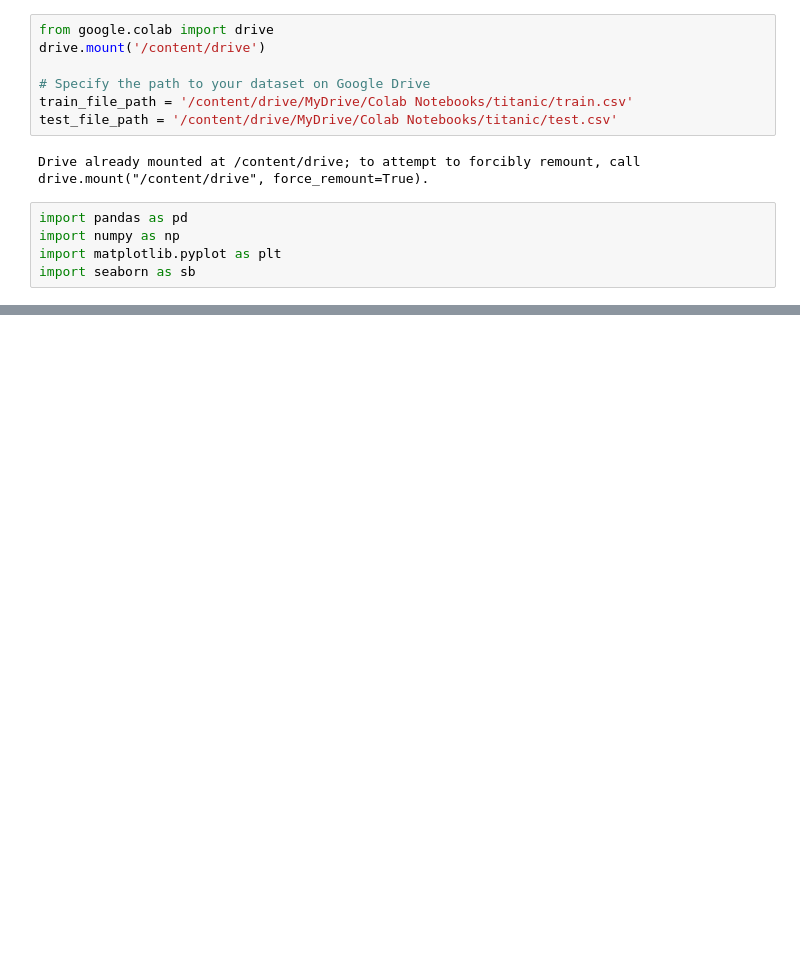
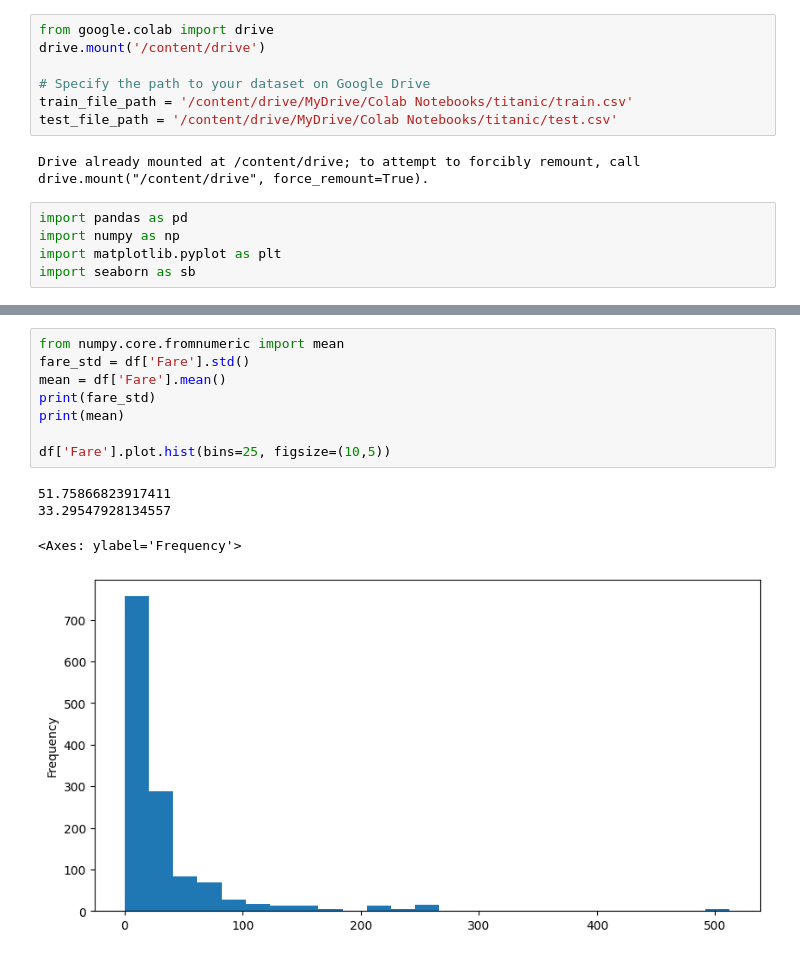
Before and after one commit to venkatesh010196/classification_titanicdata, a Jupyter notebook: classification.ipynb, the cells around one changed output, grey strips where cells are left out. Cells and saved outputs as stored; diff of their text form; blank space fills up the shorter version.

```diff
--- a/classification.ipynb
+++ b/classification.ipynb
@@ -26,0 +70,13 @@ df.head()
+# %%
+from numpy.core.fromnumeric import mean
+fare_std = df['Fare'].std()
+mean = df['Fare'].mean()
+print(fare_std)
+print(mean)
+
+df['Fare'].plot.hist(bins=25, figsize=(10,5))
+# %% [output]
+51.75866823917411
+33.29547928134557
+<Axes: ylabel='Frequency'>
+[figure, added]
```
Also changed, not shown: parts of 40 cells of this notebook.
